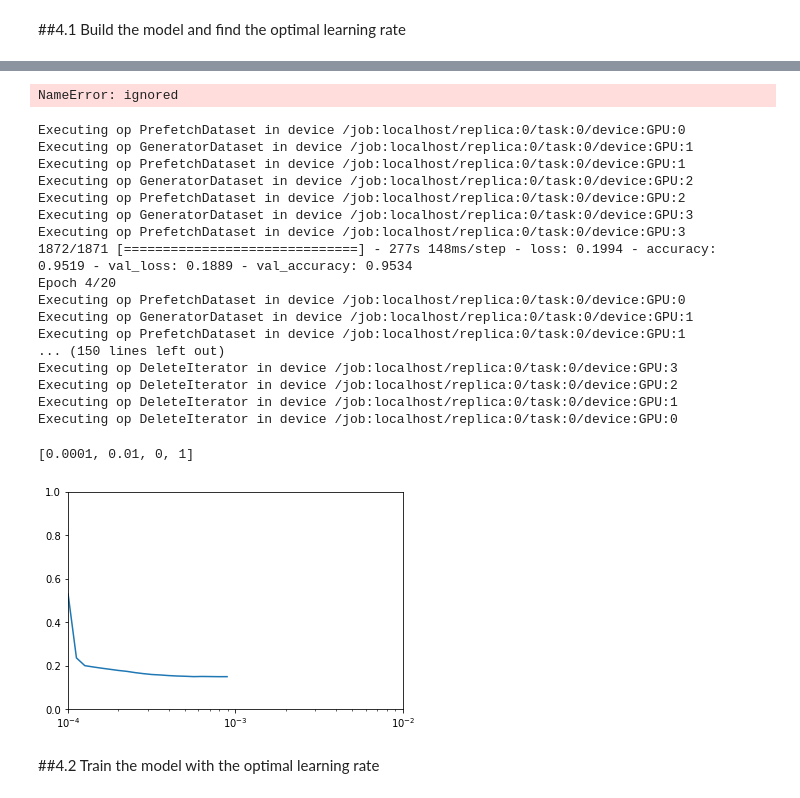
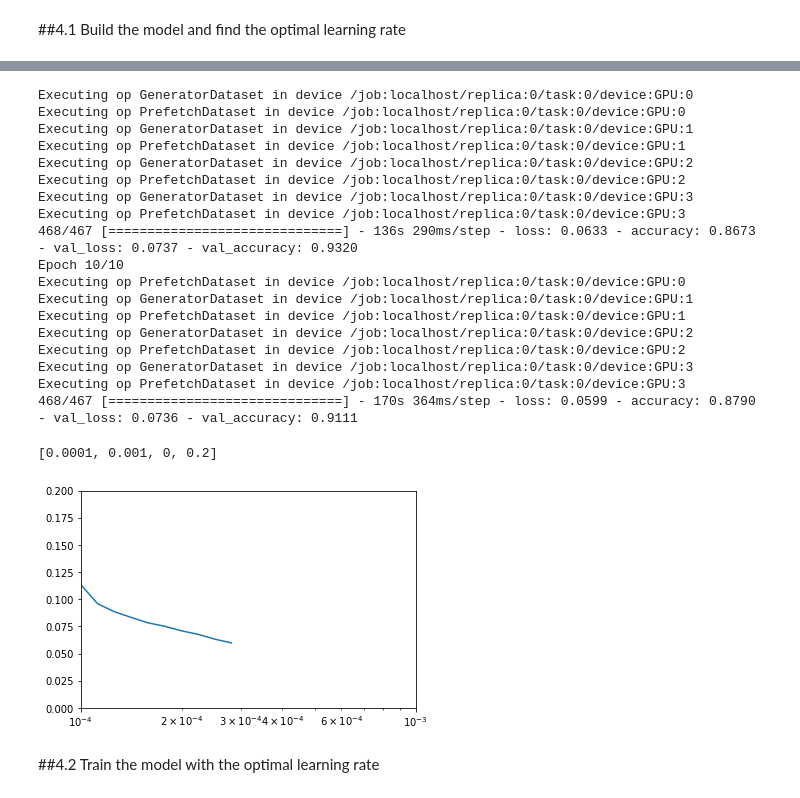
Before and after one commit to supertime1/Afib_PPG, a Jupyter notebook: Afib_PPG.ipynb, the cells around one changed output, grey strips where cells are left out. Saved outputs shown, nothing was run; the diff lists cells and outputs as text; code cells hidden in the pictures.

```diff
--- a/Afib_PPG.ipynb
+++ b/Afib_PPG.ipynb
@@ -179,9 +179,9 @@ print(cores)
 # %% [markdown]
 ### 3.2.3 Parallelize Loading
 # %%
-batch_size = 32
+batch_size = 128
 train_dataset = train.cache()
-train_dataset = train_dataset.shuffle(1024).repeat().batch(batch_size,drop_remainder=True)
+train_dataset = train_dataset.shuffle(len(list(train))).repeat().batch(batch_size,drop_remainder=True)
 train_dataset = train_dataset.prefetch(buffer_size = tf.data.experimental.AUTOTUNE)
 val_dataset = validation.repeat().batch(batch_size, drop_remainder=True)
 # %% [output]
@@ -260,14 +244,12 @@ _________________________________________________________________
 # %%
 #use this command in command line to monitor GPU usage
-nvidia -smi -l
+!nvidia-smi -l 1
-# %% [output]
-NameError: ignored
 # %%
 #clear history if necessary
 tf.keras.backend.clear_session()
 
 #train model
-learning_rate = 0.0005
+learning_rate = 0.001
 strategy = tf.distribute.MirroredStrategy(cross_device_ops=tf.distribute.HierarchicalCopyAllReduce()) ##to overwrite NCCL cross device communication as this is running in Windows
 with strategy.scope():
   model = tf.keras.Sequential([
@@ -308,6 +290,7 @@ with strategy.scope():
       tf.keras.layers.Dropout(0.2),
       tf.keras.layers.Dense(1, activation = 'sigmoid')
   ])
+
   model.compile(optimizer=tf.keras.optimizers.Adam(lr=learning_rate),
                 loss=tf.keras.losses.binary_crossentropy,
                 metrics=['accuracy'])
@@ -318,14 +301,17 @@ lr_schedule = tf.keras.callbacks.LearningRateScheduler(
 
 #start training
 history = model.fit(train_dataset,
-                    epochs=20,
+                    epochs=10,
                     steps_per_epoch = len(list(train))/batch_size,
                     verbose=1,
                     validation_data=val_dataset,
                     validation_steps = len(list(validation))/batch_size,
-                    callbacks=[lr_schedule]
+                    callbacks=[lr_schedule],
+                    class_weight={0: 0.1,
+                                  1: 0.9}
                     )
 # %% [output]
+Executing op GeneratorDataset in device /job:localhost/replica:0/task:0/device:GPU:0
 Executing op PrefetchDataset in device /job:localhost/replica:0/task:0/device:GPU:0
 Executing op GeneratorDataset in device /job:localhost/replica:0/task:0/device:GPU:1
 Executing op PrefetchDataset in device /job:localhost/replica:0/task:0/device:GPU:1
@@ -333,23 +319,23 @@ Executing op GeneratorDataset in device /job:localhost/replica:0/task:0/device:G
 Executing op PrefetchDataset in device /job:localhost/replica:0/task:0/device:GPU:2
 Executing op GeneratorDataset in device /job:localhost/replica:0/task:0/device:GPU:3
 Executing op PrefetchDataset in device /job:localhost/replica:0/task:0/device:GPU:3
-1872/1871 [==============================] - 277s 148ms/step - loss: 0.1994 - accuracy: 0.9519 - val_loss: 0.1889 - val_accuracy: 0.9534
-Epoch 4/20
+468/467 [==============================] - 136s 290ms/step - loss: 0.0633 - accuracy: 0.8673 - val_loss: 0.0737 - val_accuracy: 0.9320
+Epoch 10/10
 Executing op PrefetchDataset in device /job:localhost/replica:0/task:0/device:GPU:0
 Executing op GeneratorDataset in device /job:localhost/replica:0/task:0/device:GPU:1
 Executing op PrefetchDataset in device /job:localhost/replica:0/task:0/device:GPU:1
-... (150 lines left out)
-Executing op DeleteIterator in device /job:localhost/replica:0/task:0/device:GPU:3
-Executing op DeleteIterator in device /job:localhost/replica:0/task:0/device:GPU:2
-Executing op DeleteIterator in device /job:localhost/replica:0/task:0/device:GPU:1
-Executing op DeleteIterator in device /job:localhost/replica:0/task:0/device:GPU:0
+Executing op GeneratorDataset in device /job:localhost/replica:0/task:0/device:GPU:2
+Executing op PrefetchDataset in device /job:localhost/replica:0/task:0/device:GPU:2
+Executing op GeneratorDataset in device /job:localhost/replica:0/task:0/device:GPU:3
+Executing op PrefetchDataset in device /job:localhost/replica:0/task:0/device:GPU:3
+468/467 [==============================] - 170s 364ms/step - loss: 0.0599 - accuracy: 0.8790 - val_loss: 0.0736 - val_accuracy: 0.9111
 # %%
 #Visualize learning rate vs epoches
 plt.semilogx(history.history["lr"], history.history["loss"])
-plt.axis([1e-4, 1e-2,0,1])
+plt.axis([1e-4, 1e-3,0,0.2])
 # %% [output]
-[0.0001, 0.01, 0, 1]
+[0.0001, 0.001, 0, 0.2]
-[figure, old version]
+[figure, new version]
 # %% [markdown]
 ##4.2 Train the model with the optimal learning rate
 # %%
```
Also changed, not shown: parts of 4 cells of this notebook.
